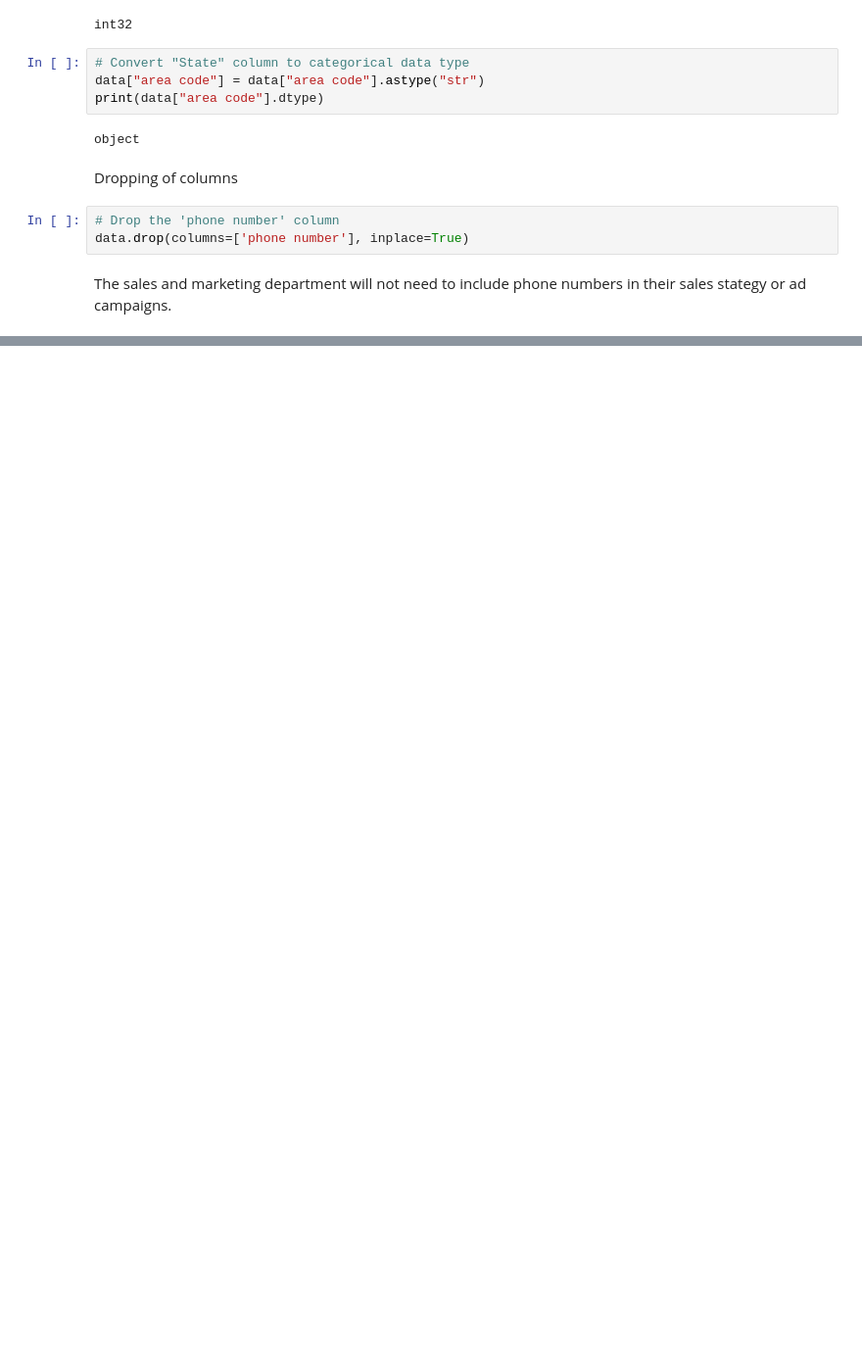
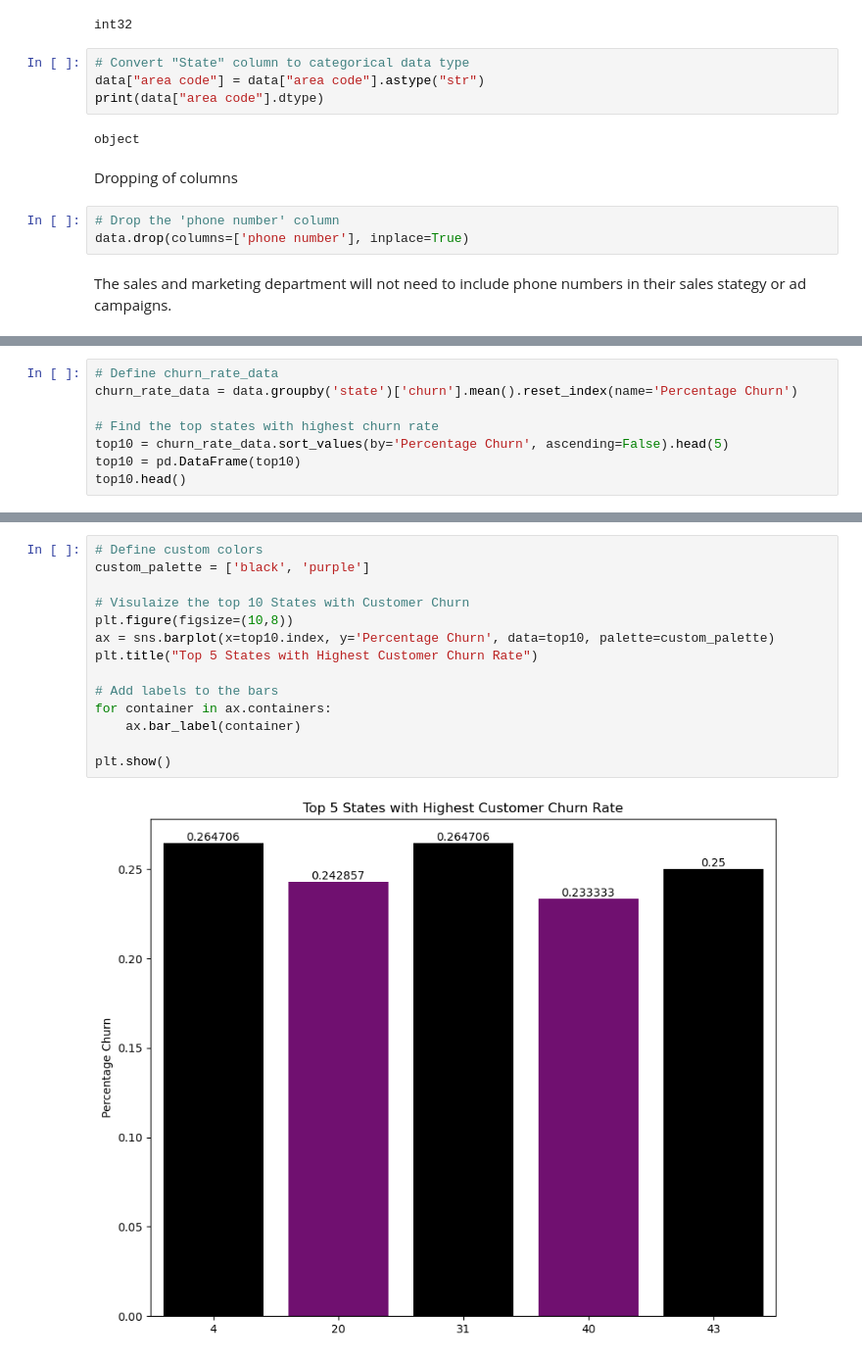
Before and after one commit to KMalinga/churn, a Jupyter notebook: student.ipynb, the cells around one changed output, grey strips where cells are left out. Shown at 98% size. Cells and saved outputs as stored; diff of their text form; blank space fills up the shorter version.

```diff
--- a/student.ipynb
+++ b/student.ipynb
@@ -269,0 +288,8 @@ data.drop(columns=['phone number'], inplace=True)
+# %%
+# Define churn_rate_data
+churn_rate_data = data.groupby('state')['churn'].mean().reset_index(name='Percentage Churn')
+
+# Find the top states with highest churn rate
+top10 = churn_rate_data.sort_values(by='Percentage Churn', ascending=False).head(5)
+top10 = pd.DataFrame(top10)
+top10.head()
@@ -269,0 +303,16 @@ data.drop(columns=['phone number'], inplace=True)
+# %%
+# Define custom colors
+custom_palette = ['black', 'purple']
+
+# Visulaize the top 10 States with Customer Churn
+plt.figure(figsize=(10,8))
+ax = sns.barplot(x=top10.index, y='Percentage Churn', data=top10, palette=custom_palette)
+plt.title("Top 5 States with Highest Customer Churn Rate")
+
+# Add labels to the bars
+for container in ax.containers:
+    ax.bar_label(container)
+
+plt.show()
+# %% [output]
+[figure, added]
```
Also changed, not shown: parts of 7 cells of this notebook.
